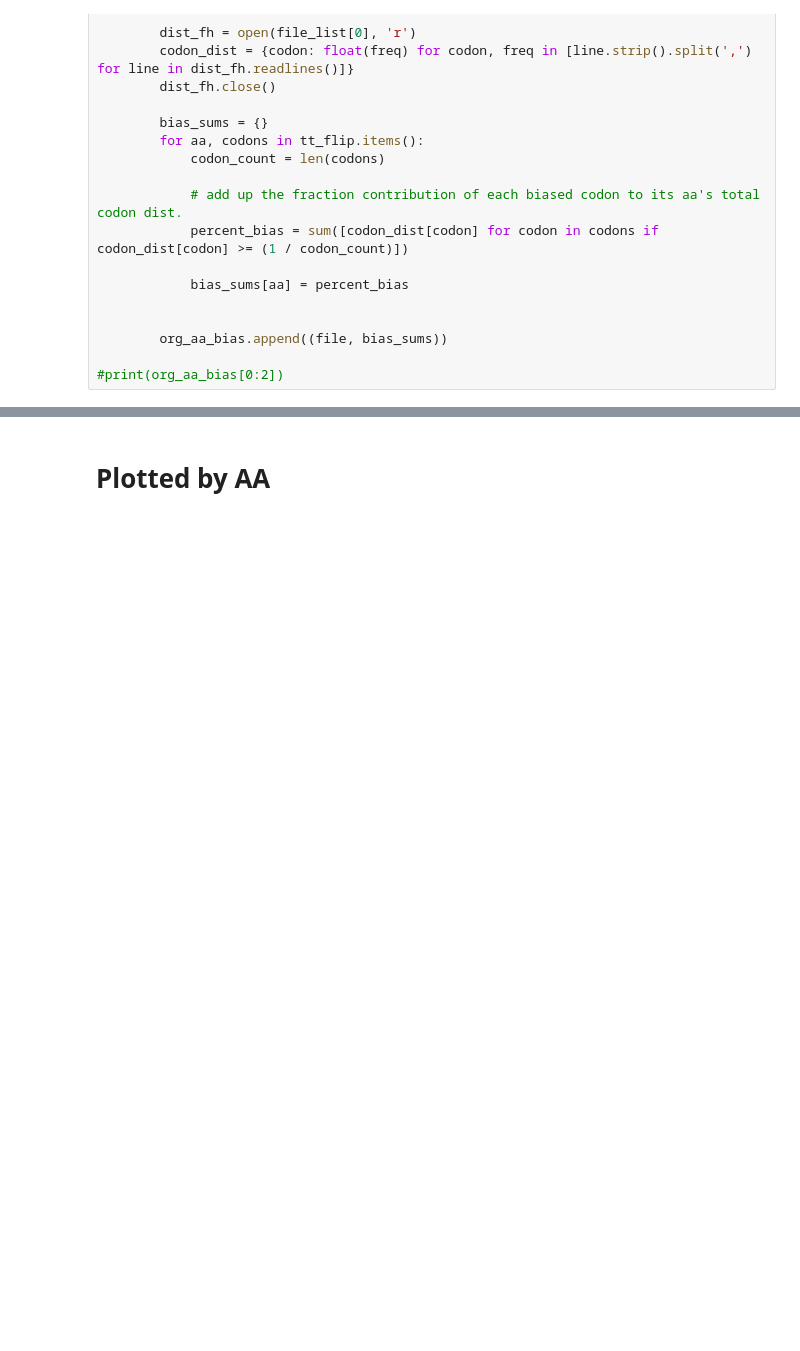
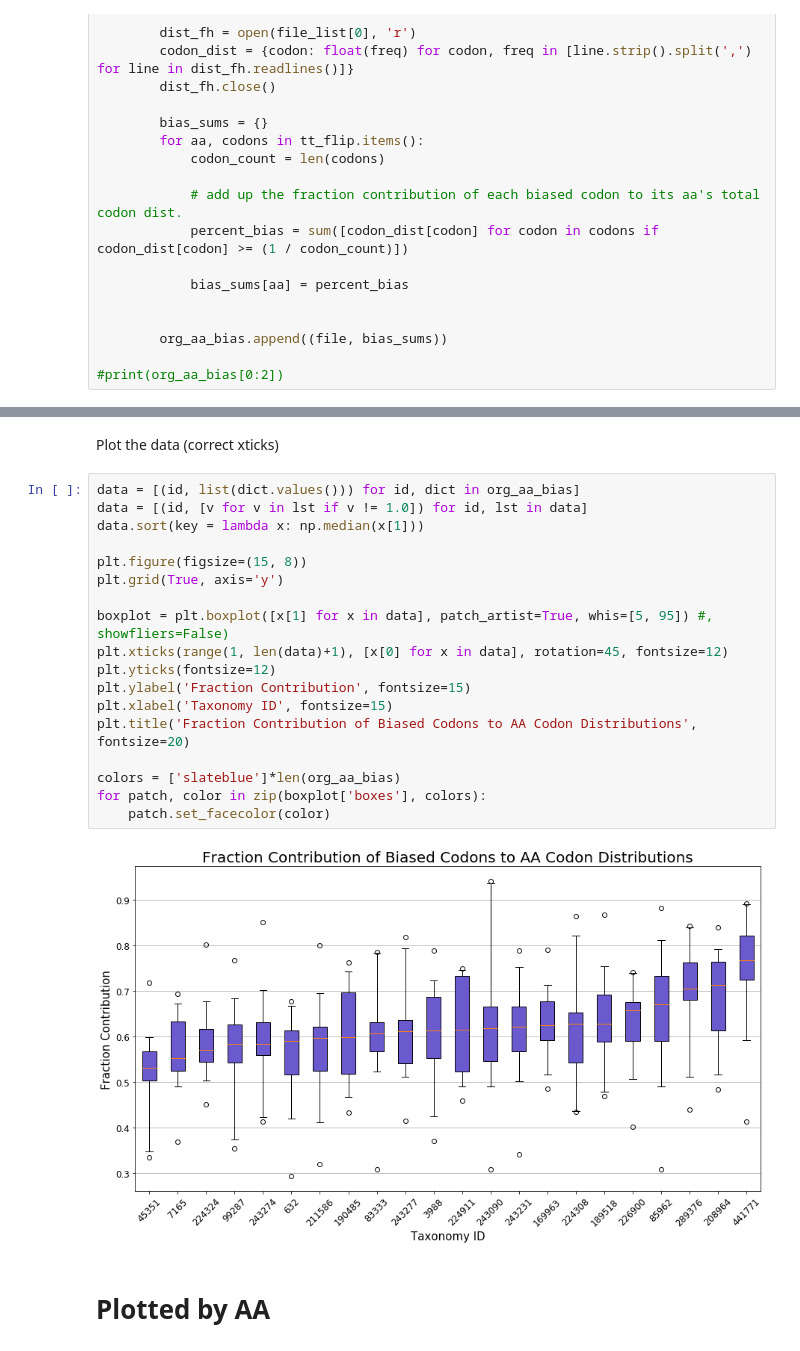
Before and after one commit to Fritos121/Codon-Usage-IDRs, a Jupyter notebook: plot_org_bias.ipynb, the cells around one changed output, grey strips where cells are left out. Saved outputs shown, nothing was run; the diff lists cells and outputs as text; blank space fills up the shorter version.

```diff
--- a/plot_org_bias.ipynb
+++ b/plot_org_bias.ipynb
@@ -82,6 +82,28 @@ for patch, color in zip(boxplot['boxes'], colors):
     patch.set_facecolor(color)
 # %% [output]
 [figure]
+# %% [markdown]
+Plot the data (correct xticks)
+# %%
+data = [(id, list(dict.values())) for id, dict in org_aa_bias]
+data = [(id, [v for v in lst if v != 1.0]) for id, lst in data]
+data.sort(key = lambda x: np.median(x[1]))
+
+plt.figure(figsize=(15, 8))
+plt.grid(True, axis='y')
+
+boxplot = plt.boxplot([x[1] for x in data], patch_artist=True, whis=[5, 95]) #, showfliers=False)
+plt.xticks(range(1, len(data)+1), [x[0] for x in data], rotation=45, fontsize=12)
+plt.yticks(fontsize=12)
+plt.ylabel('Fraction Contribution', fontsize=15)
+plt.xlabel('Taxonomy ID', fontsize=15)
+plt.title('Fraction Contribution of Biased Codons to AA Codon Distributions', fontsize=20)
+
+colors = ['slateblue']*len(org_aa_bias)
+for patch, color in zip(boxplot['boxes'], colors):
+    patch.set_facecolor(color)
+# %% [output]
+[figure, added]
 # %% [markdown]
 # Plotted by AA
 # %%
```
Also changed, not shown: parts of 7 cells of this notebook.
